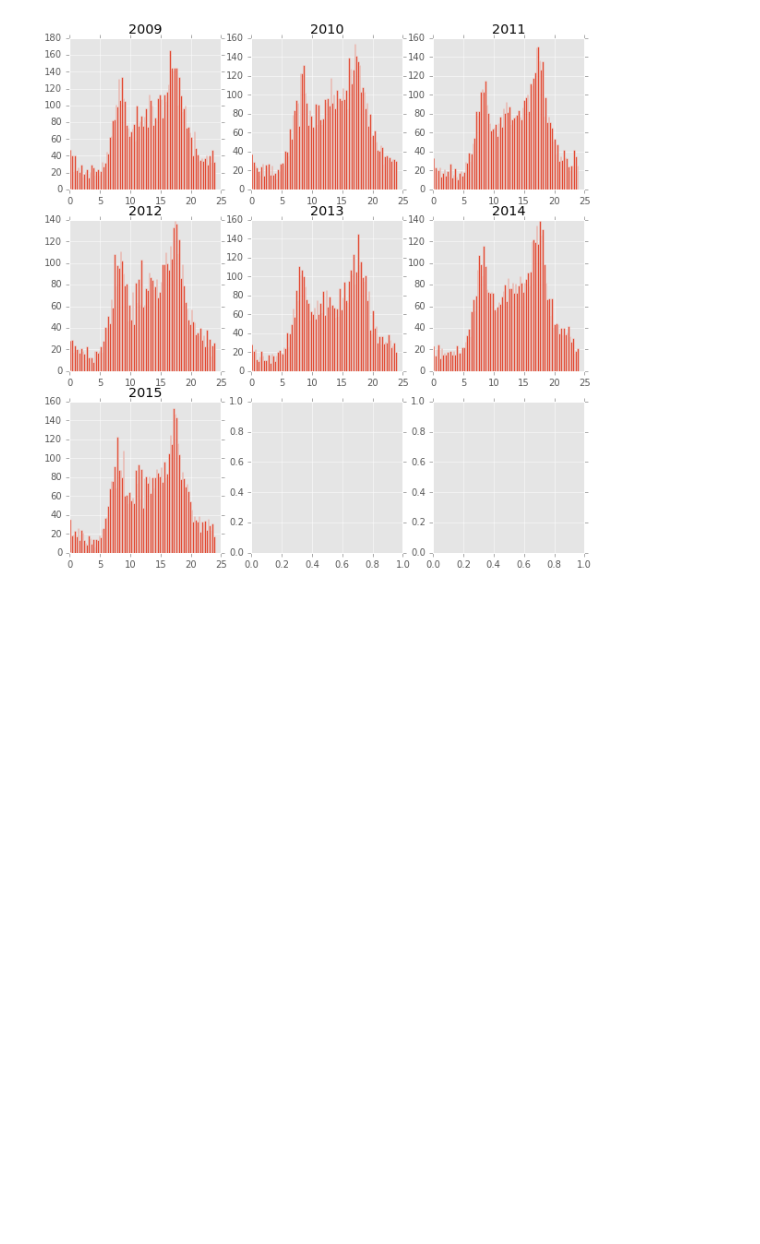
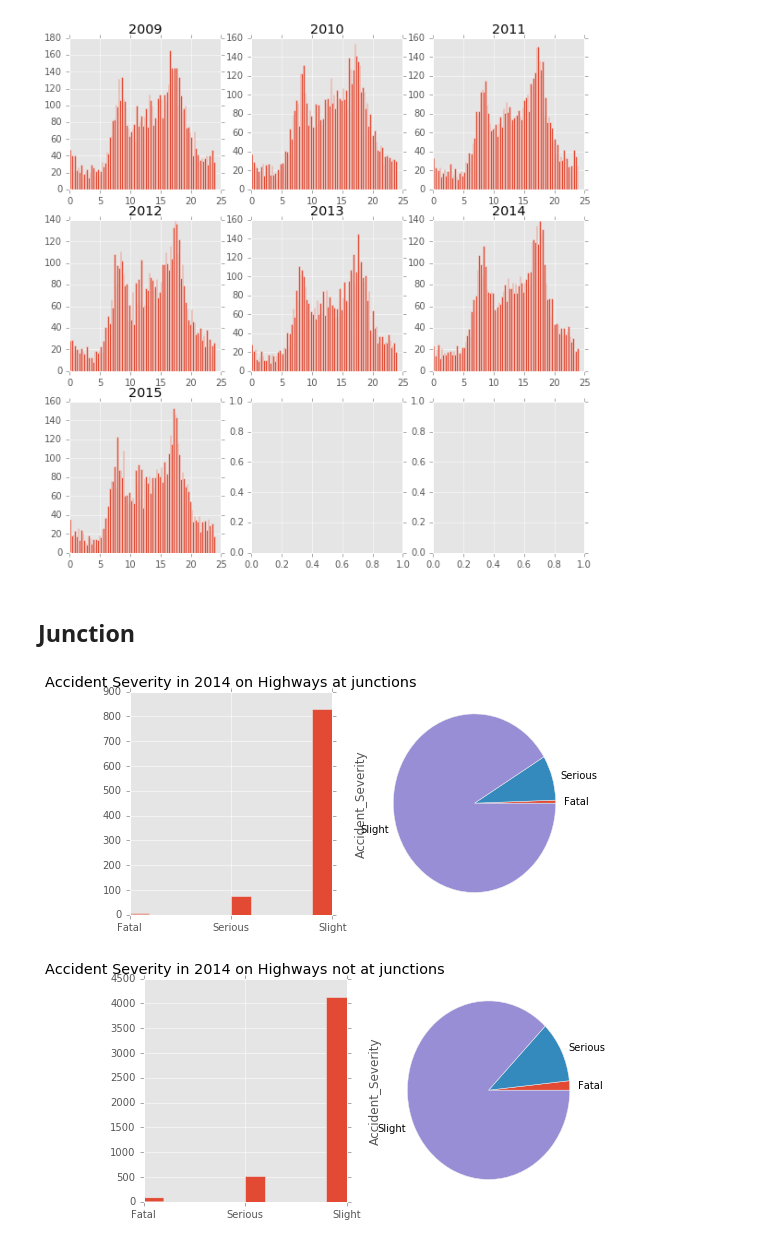
Before and after one commit to evxu/road-safety-project, a Jupyter notebook: Data_Exploration_3.ipynb, the cells around one changed output. Drawn from its saved outputs; the diff is of its cells as text; code cells hidden in the pictures; blank space fills up the shorter version.

```diff
--- a/Data_Exploration_3.ipynb
+++ b/Data_Exploration_3.ipynb
@@ -857,3 +857,33 @@ for year in years:
     nfig+=1
 # %% [output]
 [figure]
+# %% [markdown]
+## Junction
+# %%
+df = pd.read_csv('data2/Accidents_2014.csv',low_memory=False)
+df1 = df[df['Junction_Detail']!=0] # at junctions
+df2 = df[df['Junction_Detail']==0] # not at junctions
+
+df1 = df1['Accident_Severity']
+df2 = df2['Accident_Severity']
+i = 0
+for df in [df1,df2]:
+    plt.figure(figsize = (8,4))
+    plt.subplot(1,2,1)
+    df.hist()
+    plt.xticks([1,2,3],['Fatal', 'Serious','Slight'])
+    if i == 0:
+        plt.title('Accident Severity in 2014 on Highways at junctions')
+    else:
+        plt.title('Accident Severity in 2014 on Highways not at junctions')
+
+    plt.subplot(1,2,2)
+    s = df.value_counts()
+    s = s.reindex([1,2,3])
+    labels = ['Fatal', 'Serious','Slight']
+    s.plot.pie(labels = labels)
+    plt.show()
+    i += 1
+# %% [output]
+[figure, added]
+[figure, added]
```
Also changed, not shown: parts of 2 cells of this notebook, 7 other files.
